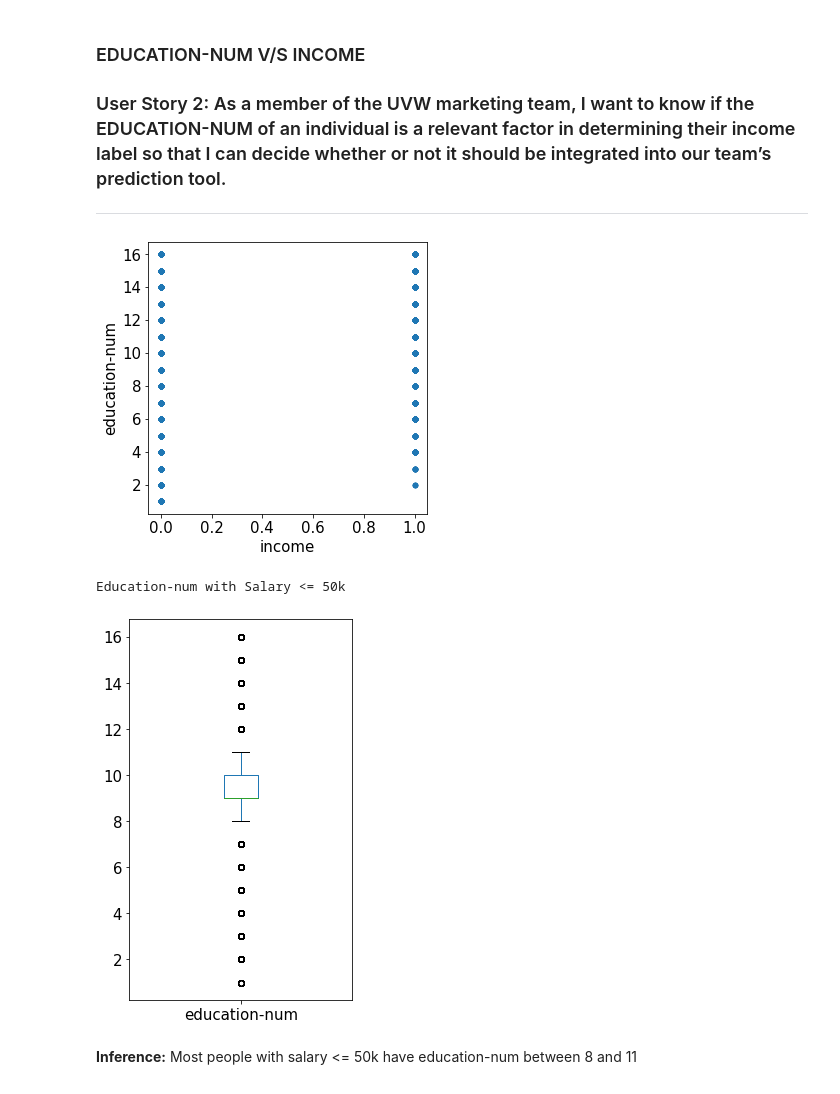
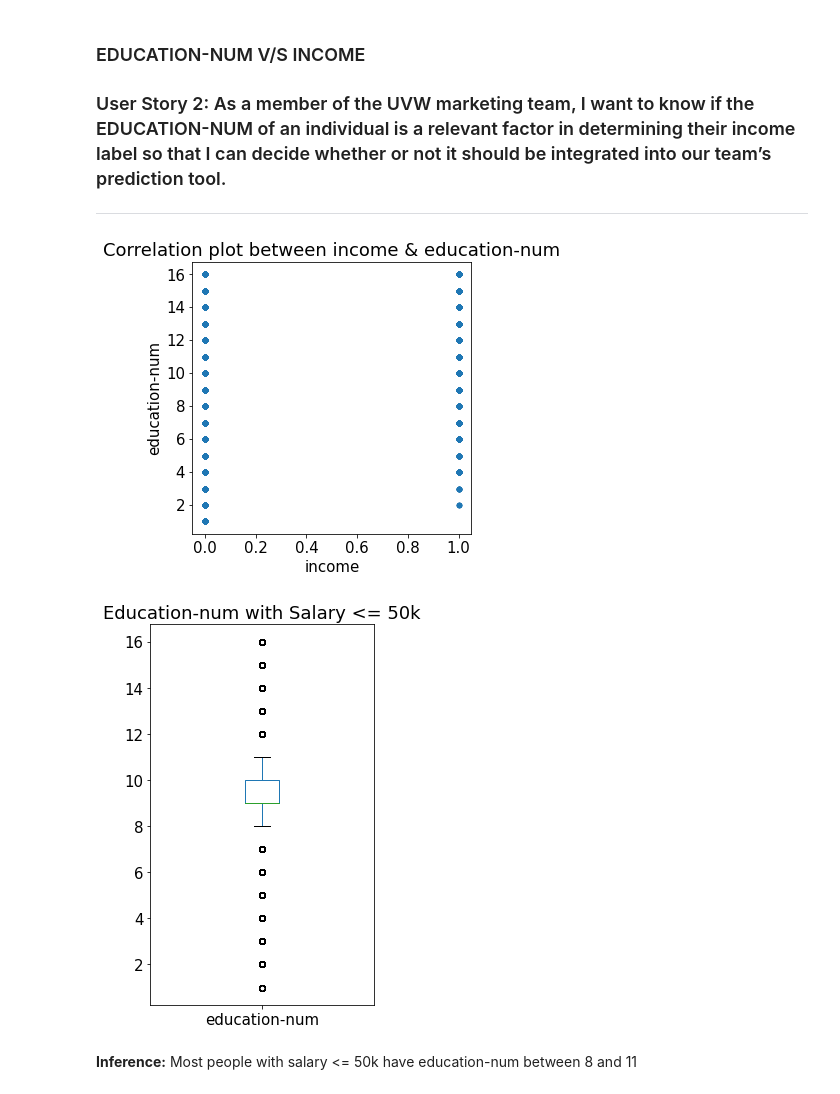
Before and after one commit to atinsinghal97/CSE578-marketing-profiles-visualization, a Jupyter notebook: DV_Group_Project.ipynb, the cells around one changed output. Drawn from its saved outputs; the diff is of its cells as text; code cells hidden in the pictures.

```diff
--- a/DV_Group_Project.ipynb
+++ b/DV_Group_Project.ipynb
@@ -94,7 +96,7 @@ for i in categorical_columns:
 # %% [markdown]
 # 1. HEAT MAP
 # %%
-plt.rcParams['font.size'] = 10.0
+plt.rcParams['font.size'] = 12.0
 plt.figure(figsize=(20,20))
 sns.heatmap(correlation_data.corr(),annot=True)
 plt.show()
@@ -278,9 +281,10 @@ plt.show()
 # %%
 # magnified scatter plot for income v/s education-num
 correlation_data.plot.scatter(x='income', y='education-num', figsize = (5,5))
+plt.title("Correlation plot between income & education-num")
 plt.show()
 # %% [output]
-[figure, old version]
+[figure, new version]
 # %%
 # splitting df based on income
 
@@ -290,11 +294,10 @@ ednum_df_0 = ednum_df_0[['income', 'education-num']]
 ednum_df_1 = correlation_data[correlation_data['income'] == 1]
 ednum_df_1 = ednum_df_1[['income', 'education-num']]
 # %%
-print("Education-num with Salary <= 50k")
+plt.title("Education-num with Salary <= 50k")
 ednum_df_0['education-num'].plot.box(figsize = (4,7));
 # %% [output]
-Education-num with Salary <= 50k
-[figure, old version]
+[figure, new version]
 # %% [markdown]
 **Inference:** Most people with salary <= 50k have education-num between 8 and 11
 # %%
```
Also changed, not shown: parts of 9 cells of this notebook.
